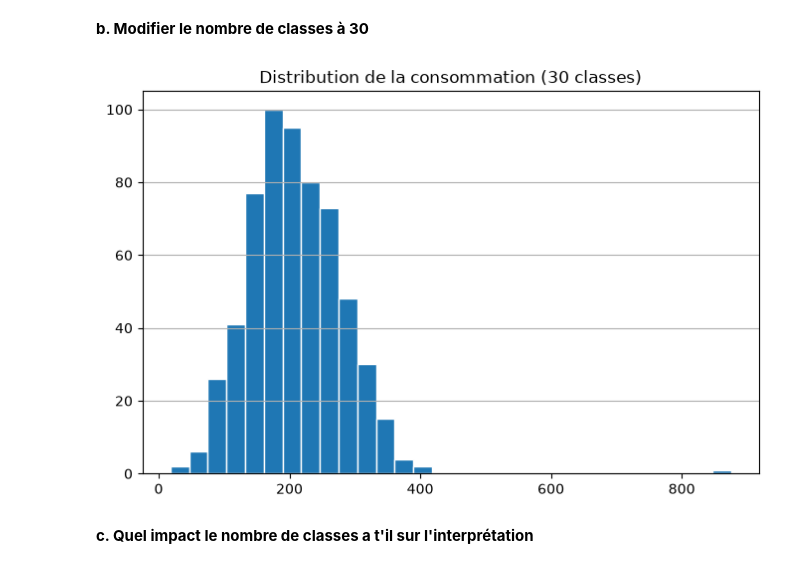
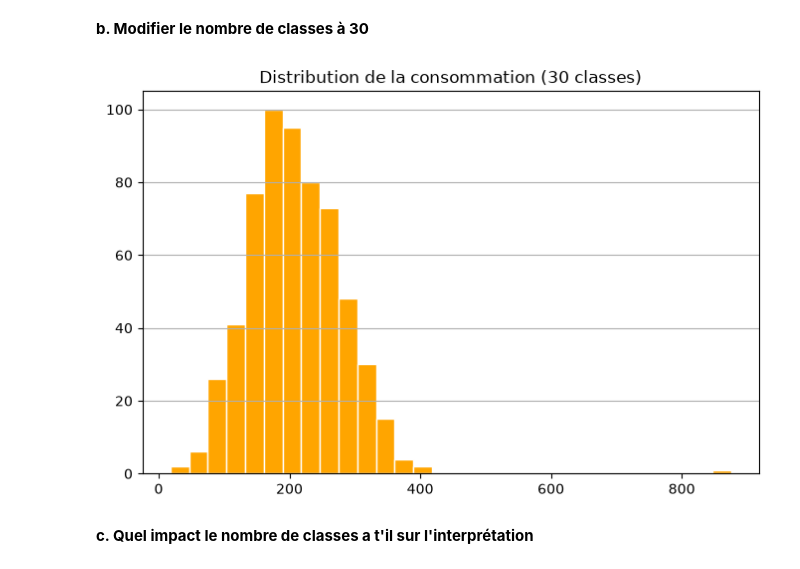
Before and after one commit to sinendoye/atelier_matplotlib_iot, a Jupyter notebook: notebooks/atelier_matplotlib_iot.ipynb, the cells around one changed output. Cells and saved outputs as stored; diff of their text form; code cells hidden in the pictures.

```diff
--- a/notebooks/atelier_matplotlib_iot.ipynb
+++ b/notebooks/atelier_matplotlib_iot.ipynb
@@ -166,12 +166,12 @@ plt.show()
 **b. Modifier le nombre de classes à 30**
 # %%
 plt.figure(figsize=(8, 5))
-plt.hist(df["consommation"].dropna(), bins=30, edgecolor= "white")
+plt.hist(df["consommation"].dropna(), bins=30, color= "orange", edgecolor= "white")
 plt.title("Distribution de la consommation (30 classes)")
 plt.grid(axis="y")
 plt.show()
 # %% [output]
-[figure, old version]
+[figure, new version]
 # %% [markdown]
 **c. Quel impact le nombre de classes a t'il sur l'interprétation**
 # %% [markdown]
```
Also changed, not shown: parts of 3 cells of this notebook.
